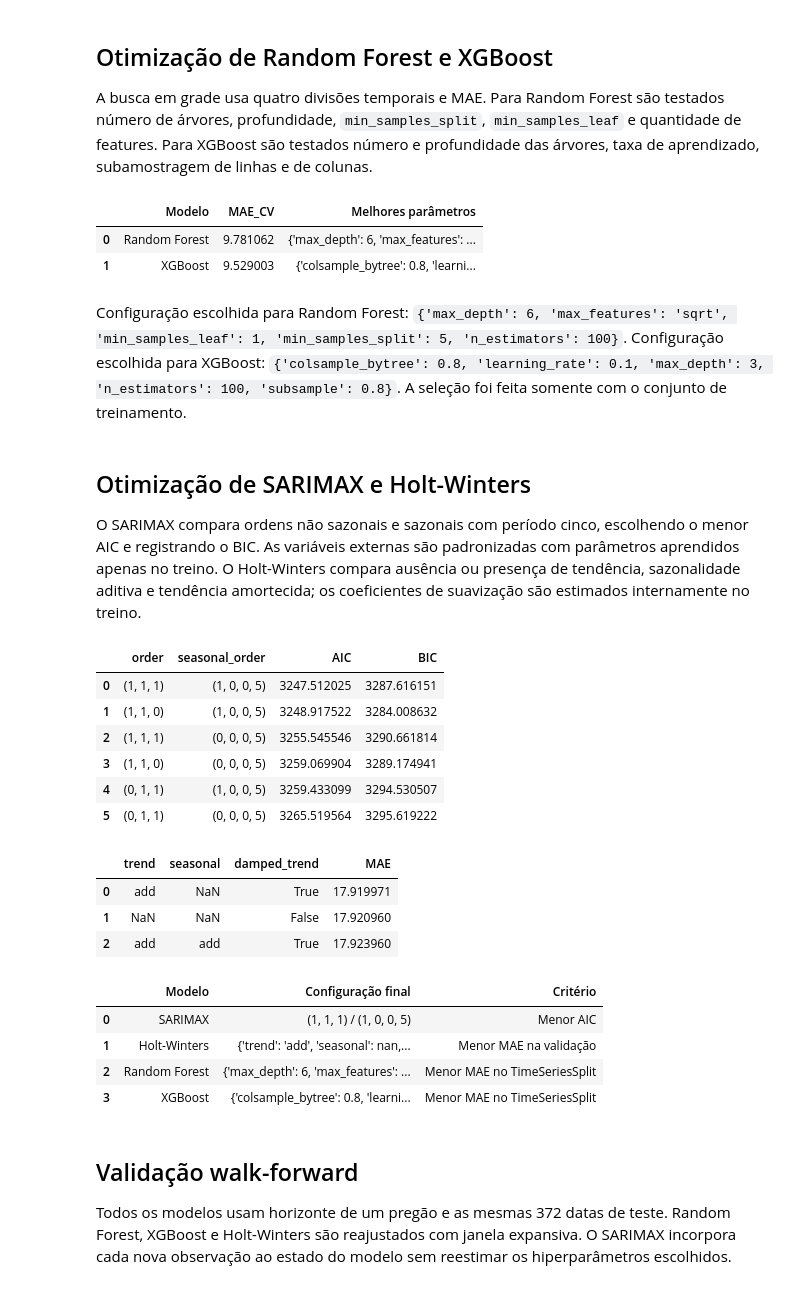
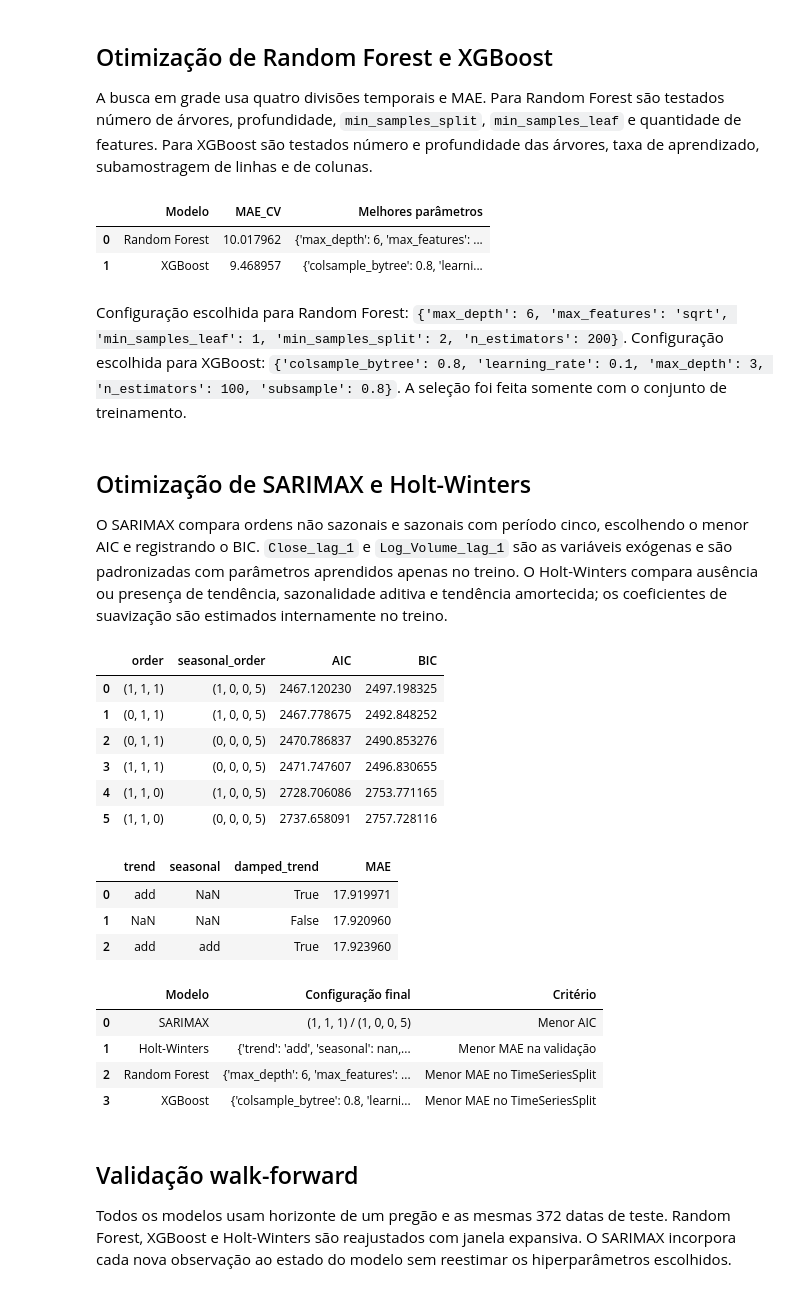
Before and after one commit to KarinaShimoiizaka/Modelagem-Comparativa-de-Series-Temporais, a Jupyter notebook: microsoft/main.ipynb, the cells around one changed output. Cells and saved outputs as stored; diff of their text form; code cells hidden in the pictures.

```diff
--- a/microsoft/main.ipynb
+++ b/microsoft/main.ipynb
@@ -62,35 +65,26 @@ A série-alvo representa o preço de abertura diário da ação da Microsoft em
 # %%
 msft = pd.read_csv(DATA / "Microsoft_Stock.csv")
-nasdaq = pd.read_csv(DATA / "NASDAQ.csv")
-vix = pd.read_csv(DATA / "VIX.csv")
 
-for frame in (msft, nasdaq, vix):
-    frame["Date"] = pd.to_datetime(frame["Date"]).dt.normalize()
-
+msft["Date"] = pd.to_datetime(msft["Date"]).dt.normalize()
 msft = msft.sort_values("Date").drop_duplicates("Date").reset_index(drop=True)
-nasdaq = nasdaq.sort_values("Date").drop_duplicates("Date")
-vix = vix.sort_values("Date").drop_duplicates("Date")
 
 # Correção apenas na cópia de trabalho. O arquivo original permanece inalterado.
 data_outlier = pd.Timestamp("2019-12-09")
 volume_original = int(msft.loc[msft["Date"].eq(data_outlier), "Volume"].iloc[0])
 msft.loc[msft["Date"].eq(data_outlier), "Volume"] = 16_687_400
 
-base = msft.merge(nasdaq, on="Date", how="left").merge(vix, on="Date", how="left")
-ausentes_externas_antes = int(base[["NASDAQ_Close", "VIX_Close"]].isna().sum().sum())
-base[["NASDAQ_Close", "VIX_Close"]] = base[["NASDAQ_Close", "VIX_Close"]].ffill()
+base = msft.copy()
 
 auditoria = pd.DataFrame(
     {
         "Verificação": [
             "Observações", "Data inicial", "Data final", "Datas duplicadas",
-            "Ausências externas antes do preenchimento", "Valores ausentes finais",
-            "Volume original em 09/12/2019", "Volume corrigido"
+            "Valores ausentes finais", "Volume original em 09/12/2019", "Volume corrigido"
         ],
         "Resultado": [
             len(base), base["Date"].min().date(), base["Date"].max().date(),
-            int(base["Date"].duplicated().sum()), ausentes_externas_antes,
-            int(base.isna().sum().sum()), volume_original, 16_687_400
+            int(base["Date"].duplicated().sum()), int(base.isna().sum().sum()),
+            volume_original, 16_687_400
         ],
     }
 )
@@ -98,10 +92,8 @@ auditoria = pd.DataFrame(
 dicionario_variaveis = pd.DataFrame(
     [
         ["Open", "Preço de abertura da MSFT", "USD", "Alvo no pregão t"],
-        ["Close", "Preço de fechamento da MSFT", "USD", "Usado com defasagem de 1 pregão"],
-        ["Volume", "Quantidade negociada da MSFT", "Ações", "Usado com defasagem e log"],
-        ["NASDAQ_Close", "Fechamento do NASDAQ Composite", "Pontos", "Variável externa defasada"],
-        ["VIX_Close", "Fechamento do índice de volatilidade VIX", "Pontos", "Variável externa defasada"],
+        ["Close", "Preço de fechamento da MSFT", "USD", "Exógena com defasagem de 1 pregão"],
+        ["Volume", "Quantidade negociada da MSFT", "Ações", "Exógena com log e defasagem de 1 pregão"],
     ],
     columns=["Variável", "Significado", "Unidade", "Uso na previsão"],
 )
@@ -110,7 +102,7 @@ display(base.head())
 display(auditoria)
 display(dicionario_variaveis)
 display(Markdown(
-    "A junção final não contém ausências nem datas duplicadas. As diferenças entre datas consecutivas "
+    "A base final não contém ausências nem datas duplicadas. As diferenças entre datas consecutivas "
     "correspondem a fins de semana e feriados; a unidade temporal usada na modelagem é o pregão, não o dia civil."
 ))
 # %% [output]
@@ -199,9 +188,6 @@ for janela in [5, 21]:
 
 features["Close_lag_1"] = dados["Close"].shift(1)
 features["Log_Volume_lag_1"] = np.log1p(dados["Volume"]).shift(1)
-features["NASDAQ_Close_lag_1"] = dados["NASDAQ_Close"].shift(1)
-features["NASDAQ_Retorno_lag_1"] = dados["NASDAQ_Close"].pct_change().shift(1)
-features["VIX_Close_lag_1"] = dados["VIX_Close"].shift(1)
 
 dia_semana = features.index.dayofweek
 mes = features.index.month
@@ -329,15 +314,15 @@ display(Markdown(
 ))
 # %% [output]
 |  | Modelo | MAE_CV | Melhores parâmetros |
-| 0 | Random Forest | 9.781062 | {'max_depth': 6, 'max_features': ... |
-| 1 | XGBoost | 9.529003 | {'colsample_bytree': 0.8, 'learni... |
+| 0 | Random Forest | 10.017962 | {'max_depth': 6, 'max_features': ... |
+| 1 | XGBoost | 9.468957 | {'colsample_bytree': 0.8, 'learni... |
-Configuração escolhida para Random Forest: `{'max_depth': 6, 'max_features': 'sqrt', 'min_samples_leaf': 1, 'min_samples_split': 5, 'n_estimators': 100}`.  Configuração escolhida para XGBoost: `{'colsample_bytree': 0.8, 'learning_rate': 0.1, 'max_depth': 3, 'n_estimators': 100, 'subsample': 0.8}`. A seleção foi feita somente com o conjunto de treinamento.
+Configuração escolhida para Random Forest: `{'max_depth': 6, 'max_features': 'sqrt', 'min_samples_leaf': 1, 'min_samples_split': 2, 'n_estimators': 200}`.  Configuração escolhida para XGBoost: `{'colsample_bytree': 0.8, 'learning_rate': 0.1, 'max_depth': 3, 'n_estimators': 100, 'subsample': 0.8}`. A seleção foi feita somente com o conjunto de treinamento.
 # %% [markdown]
 ## Otimização de SARIMAX e Holt-Winters
 
-O SARIMAX compara ordens não sazonais e sazonais com período cinco, escolhendo o menor AIC e registrando o BIC. As variáveis externas são padronizadas com parâmetros aprendidos apenas no treino. O Holt-Winters compara ausência ou presença de tendência, sazonalidade aditiva e tendência amortecida; os coeficientes de suavização são estimados internamente no treino.
+O SARIMAX compara ordens não sazonais e sazonais com período cinco, escolhendo o menor AIC e registrando o BIC. `Close_lag_1` e `Log_Volume_lag_1` são as variáveis exógenas e são padronizadas com parâmetros aprendidos apenas no treino. O Holt-Winters compara ausência ou presença de tendência, sazonalidade aditiva e tendência amortecida; os coeficientes de suavização são estimados internamente no treino.
 # %%
-sarimax_colunas = ["NASDAQ_Retorno_lag_1", "VIX_Close_lag_1", "Dia_semana_sen", "Dia_semana_cos"]
+sarimax_colunas = ["Close_lag_1", "Log_Volume_lag_1"]
 scaler = StandardScaler()
 exog = np.empty((len(features), len(sarimax_colunas)))
 exog[:split] = scaler.fit_transform(features[sarimax_colunas].iloc[:split])
@@ -380,39 +365,39 @@ for config in configs_hw:
     modelo = ExponentialSmoothing(
         hw_treino,
         trend=config["trend"],
         seasonal=config["seasonal"],
         seasonal_periods=5 if config["seasonal"] else None,
         damped_trend=config["damped_trend"],
         initialization_method="estimated",
     ).fit(optimized=True, use_brute=False)
     previsao = modelo.forecast(validacao_hw)
     avaliacao_hw.append({**config, "MAE": mean_absolute_error(hw_validacao, previsao)})
 
 avaliacao_hw = pd.DataFrame(avaliacao_hw).sort_values("MAE").reset_index(drop=True)
 melhor_hw = avaliacao_hw.iloc[0].to_dict()
 
 display(grade_sarimax)
 display(avaliacao_hw)
 
 hiperparametros = pd.DataFrame(
     [
         ["SARIMAX", str(tuple(melhor_sarimax["order"])) + " / " + str(tuple(melhor_sarimax["seasonal_order"])), "Menor AIC"],
         ["Holt-Winters", str({k: melhor_hw[k] for k in ["trend", "seasonal", "damped_trend"]}), "Menor MAE na validação"],
         ["Random Forest", str(rf_search.best_params_), "Menor MAE no TimeSeriesSplit"],
         ["XGBoost", str(xgb_search.best_params_), "Menor MAE no TimeSeriesSplit"],
     ],
     columns=["Modelo", "Configuração final", "Critério"],
 )
 hiperparametros.to_csv(RESULTS / "hiperparametros_modelos.csv", index=False, encoding="utf-8-sig")
 display(hiperparametros)
 # %% [output]
 |  | order | seasonal_order | AIC | BIC |
-| 0 | (1, 1, 1) | (1, 0, 0, 5) | 3247.512025 | 3287.616151 |
-| 1 | (1, 1, 0) | (1, 0, 0, 5) | 3248.917522 | 3284.008632 |
-| 2 | (1, 1, 1) | (0, 0, 0, 5) | 3255.545546 | 3290.661814 |
-| 3 | (1, 1, 0) | (0, 0, 0, 5) | 3259.069904 | 3289.174941 |
-| 4 | (0, 1, 1) | (1, 0, 0, 5) | 3259.433099 | 3294.530507 |
-| 5 | (0, 1, 1) | (0, 0, 0, 5) | 3265.519564 | 3295.619222 |
+| 0 | (1, 1, 1) | (1, 0, 0, 5) | 2467.120230 | 2497.198325 |
+| 1 | (0, 1, 1) | (1, 0, 0, 5) | 2467.778675 | 2492.848252 |
+| 2 | (0, 1, 1) | (0, 0, 0, 5) | 2470.786837 | 2490.853276 |
+| 3 | (1, 1, 1) | (0, 0, 0, 5) | 2471.747607 | 2496.830655 |
+| 4 | (1, 1, 0) | (1, 0, 0, 5) | 2728.706086 | 2753.771165 |
+| 5 | (1, 1, 0) | (0, 0, 0, 5) | 2737.658091 | 2757.728116 |
 |  | trend | seasonal | damped_trend | MAE |
 | 0 | add | NaN | True | 17.919971 |
 | 1 | NaN | NaN | False | 17.920960 |
```
Also changed, not shown: parts of 14 cells of this notebook, 20 other files.
